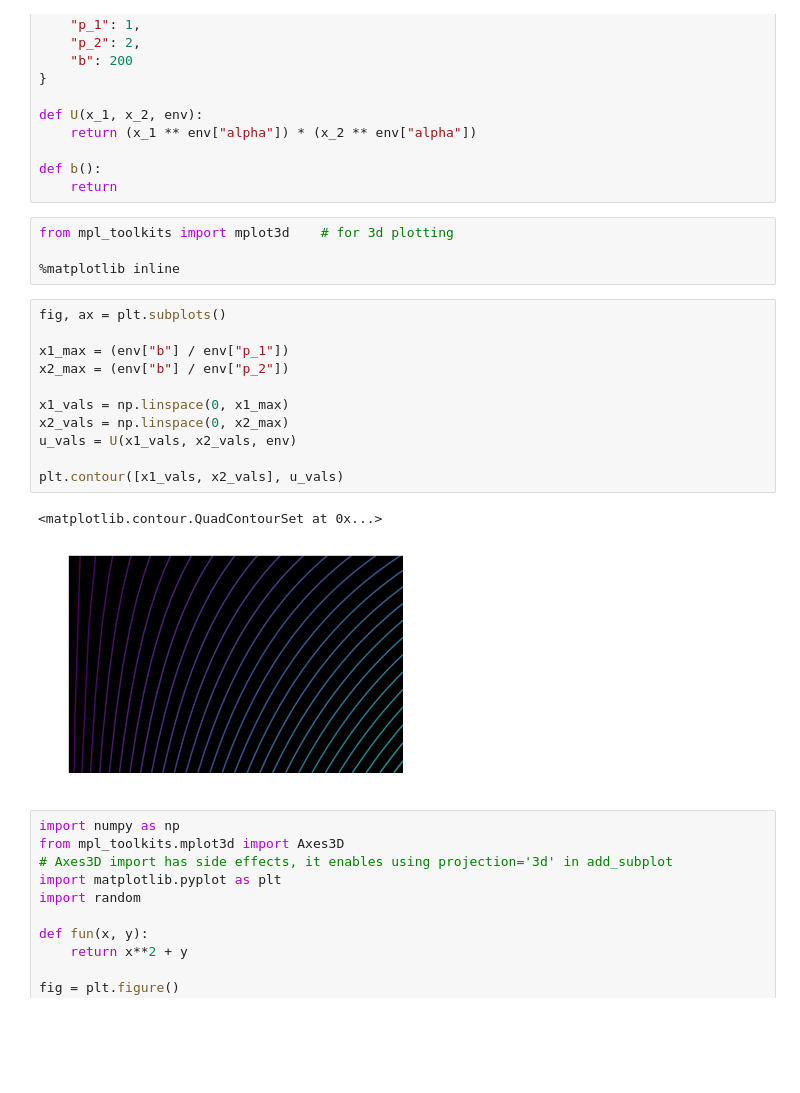
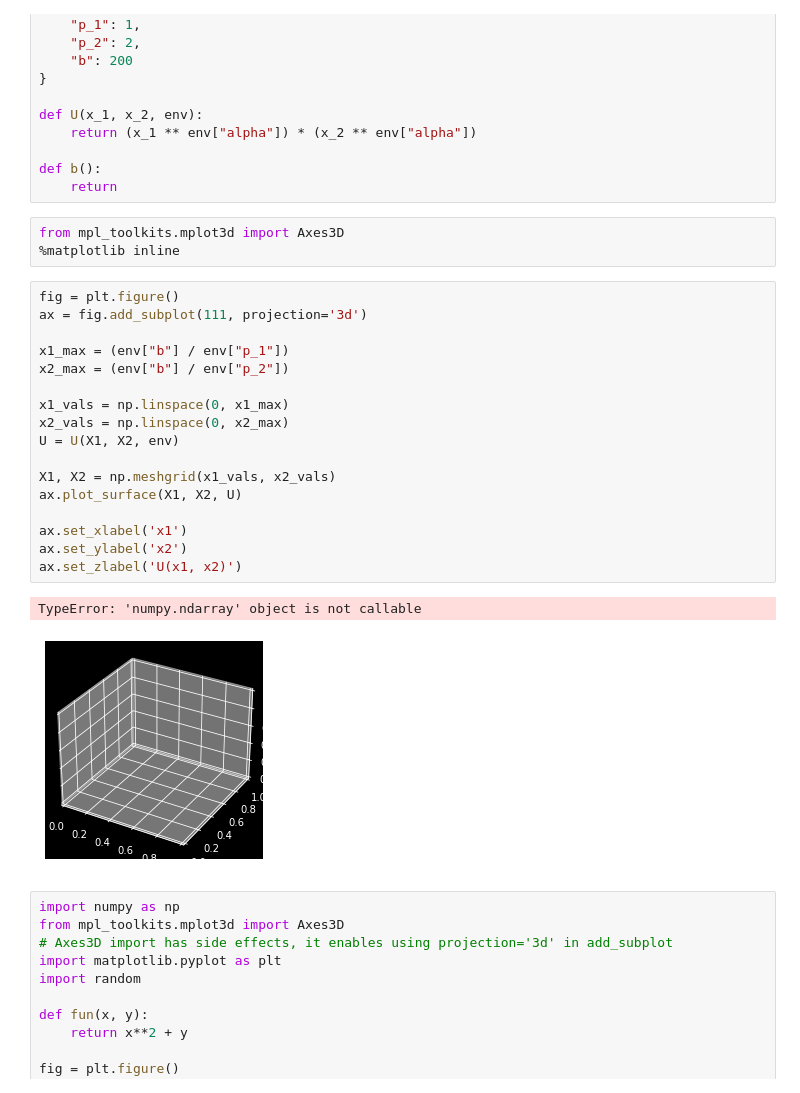
Before and after one commit to roman91DE/machine-learning, a Jupyter notebook: vwl_plotting.ipynb, the cells around one changed output. Saved outputs shown, nothing was run; the diff lists cells and outputs as text; blank space fills up the shorter version.

```diff
--- a/vwl_plotting.ipynb
+++ b/vwl_plotting.ipynb
@@ -121,23 +121,28 @@ def U(x_1, x_2, env):
 def b():
     return
 # %%
-from mpl_toolkits import mplot3d    # for 3d plotting
-
+from mpl_toolkits.mplot3d import Axes3D
 %matplotlib inline
 # %%
-fig, ax = plt.subplots()
+fig = plt.figure()
+ax = fig.add_subplot(111, projection='3d')
 
 x1_max = (env["b"] / env["p_1"])
 x2_max = (env["b"] / env["p_2"])
 
 x1_vals = np.linspace(0, x1_max)
 x2_vals = np.linspace(0, x2_max)
-u_vals = U(x1_vals, x2_vals, env)
+U = U(X1, X2, env)
 
-plt.contour([x1_vals, x2_vals], u_vals)
+X1, X2 = np.meshgrid(x1_vals, x2_vals)
+ax.plot_surface(X1, X2, U)
+
+ax.set_xlabel('x1')
+ax.set_ylabel('x2')
+ax.set_zlabel('U(x1, x2)')
 # %% [output]
-<matplotlib.contour.QuadContourSet at 0x...>
+TypeError: 'numpy.ndarray' object is not callable
-[figure, old version]
+[figure, new version]
 # %%
 import numpy as np
 from mpl_toolkits.mplot3d import Axes3D
```
